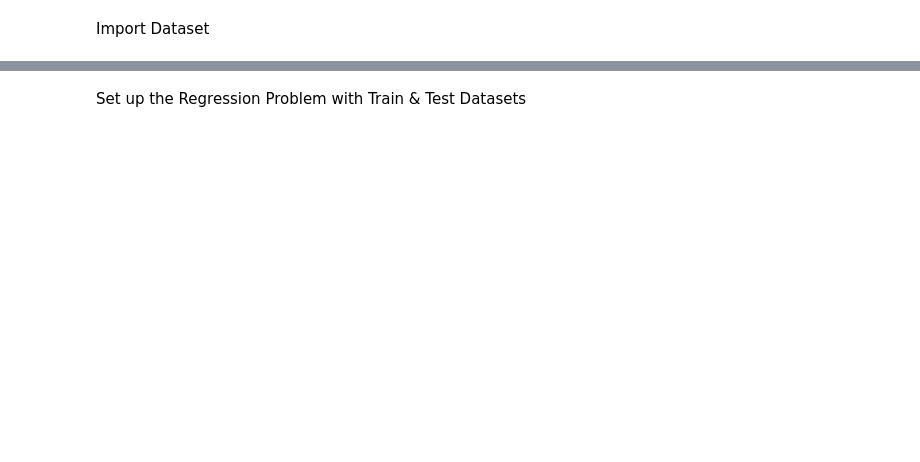
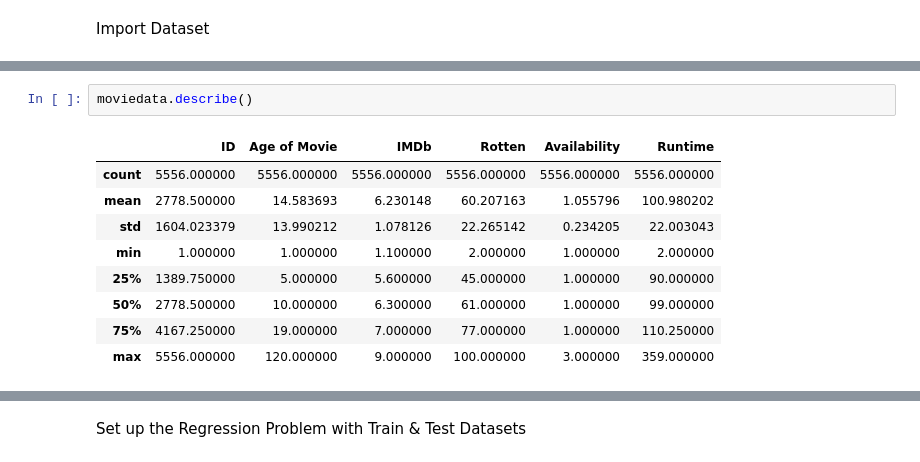
Before and after one commit to rlim066/SC1015-Data-Science-AI-Working-Set-, a Jupyter notebook: Numeric Regression Prediction.ipynb, the cells around one changed output, grey strips where cells are left out. Drawn from its saved outputs; the diff is of its cells as text; blank space fills up the shorter version.

```diff
--- a/Numeric Regression Prediction.ipynb
+++ b/Numeric Regression Prediction.ipynb
@@ -19,0 +29,12 @@ Moviedata.head()
+# %%
+moviedata.describe()
+# %% [output]
+|  | ID | Age of Movie | IMDb | Rotten | Availability | Runtime |
+| count | 5556.000000 | 5556.000000 | 5556.000000 | 5556.000000 | 5556.000000 | 5556.000000 |
+| mean | 2778.500000 | 14.583693 | 6.230148 | 60.207163 | 1.055796 | 100.980202 |
+| std | 1604.023379 | 13.990212 | 1.078126 | 22.265142 | 0.234205 | 22.003043 |
+| min | 1.000000 | 1.000000 | 1.100000 | 2.000000 | 1.000000 | 2.000000 |
+| 25% | 1389.750000 | 5.000000 | 5.600000 | 45.000000 | 1.000000 | 90.000000 |
+| 50% | 2778.500000 | 10.000000 | 6.300000 | 61.000000 | 1.000000 | 99.000000 |
+| 75% | 4167.250000 | 19.000000 | 7.000000 | 77.000000 | 1.000000 | 110.250000 |
+| max | 5556.000000 | 120.000000 | 9.000000 | 100.000000 | 3.000000 | 359.000000 |
```
Also changed, not shown: parts of 19 cells of this notebook, 1 other file.
